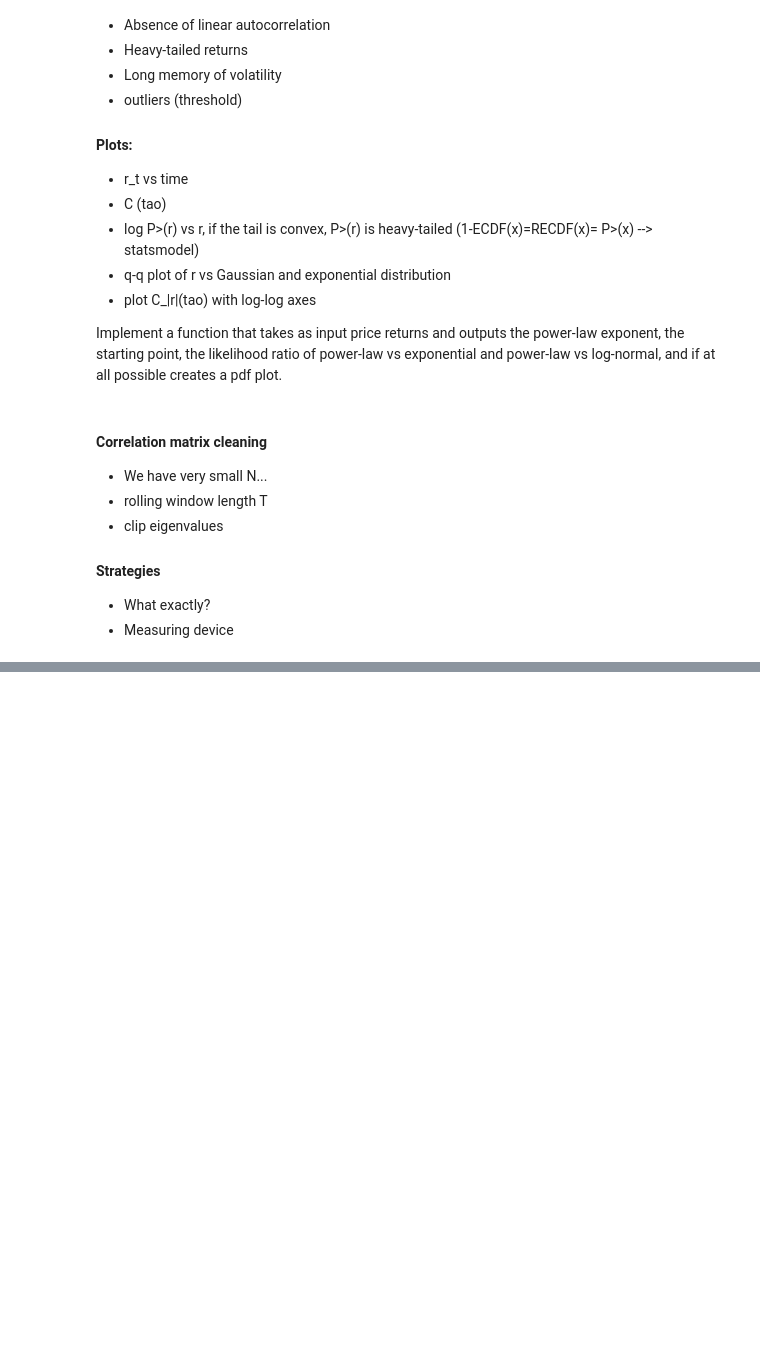
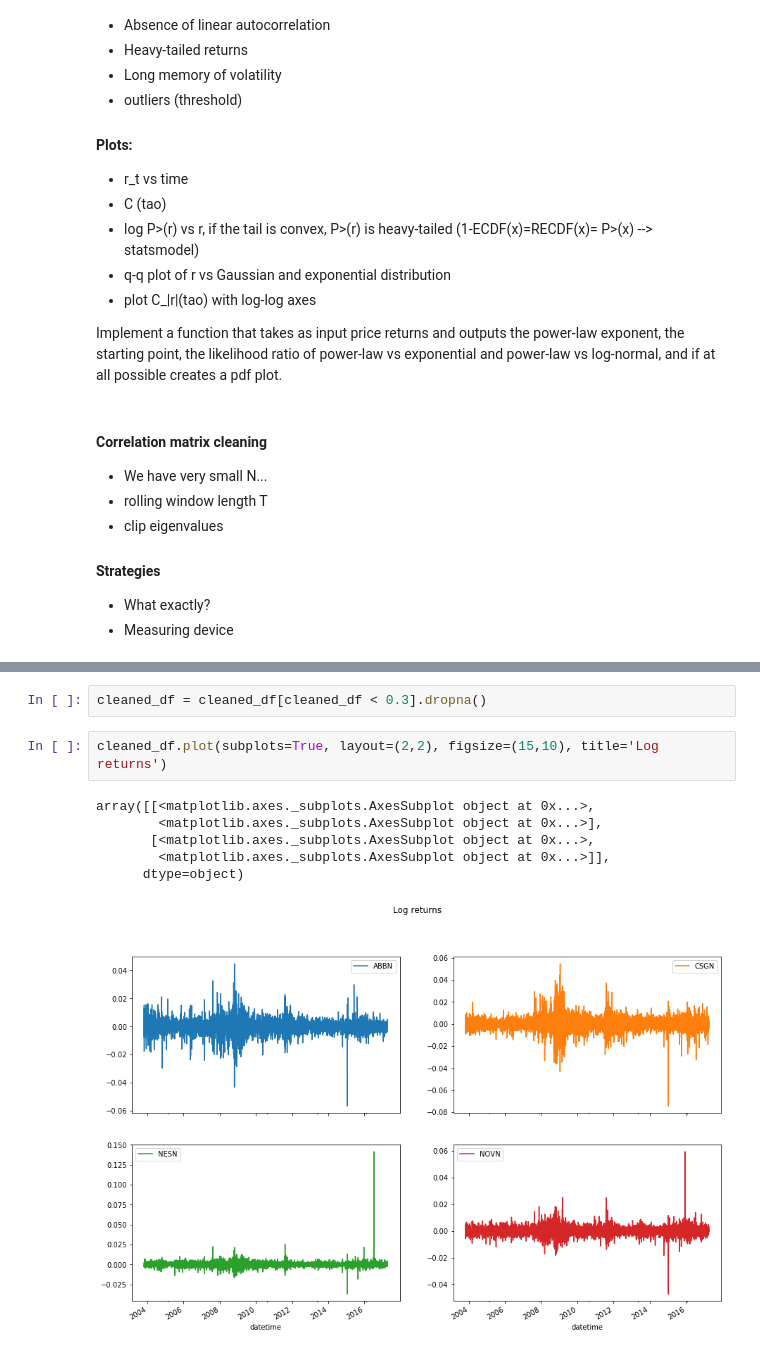
Before and after one commit to miallema/Fin-525, a Jupyter notebook: project.ipynb, the cells around one changed output, grey strips where cells are left out. Drawn from its saved outputs; the diff is of its cells as text; blank space fills up the shorter version.

```diff
--- a/project.ipynb
+++ b/project.ipynb
@@ -65,0 +133,11 @@ df.head(100)
+# %%
+cleaned_df = cleaned_df[cleaned_df < 0.3].dropna()
+# %%
+cleaned_df.plot(subplots=True, layout=(2,2), figsize=(15,10), title='Log returns')
+# %% [output]
+array([[<matplotlib.axes._subplots.AxesSubplot object at 0x...>,
+        <matplotlib.axes._subplots.AxesSubplot object at 0x...>],
+       [<matplotlib.axes._subplots.AxesSubplot object at 0x...>,
+        <matplotlib.axes._subplots.AxesSubplot object at 0x...>]],
+      dtype=object)
+[figure, added]
```
Also changed, not shown: parts of 43 cells of this notebook.
